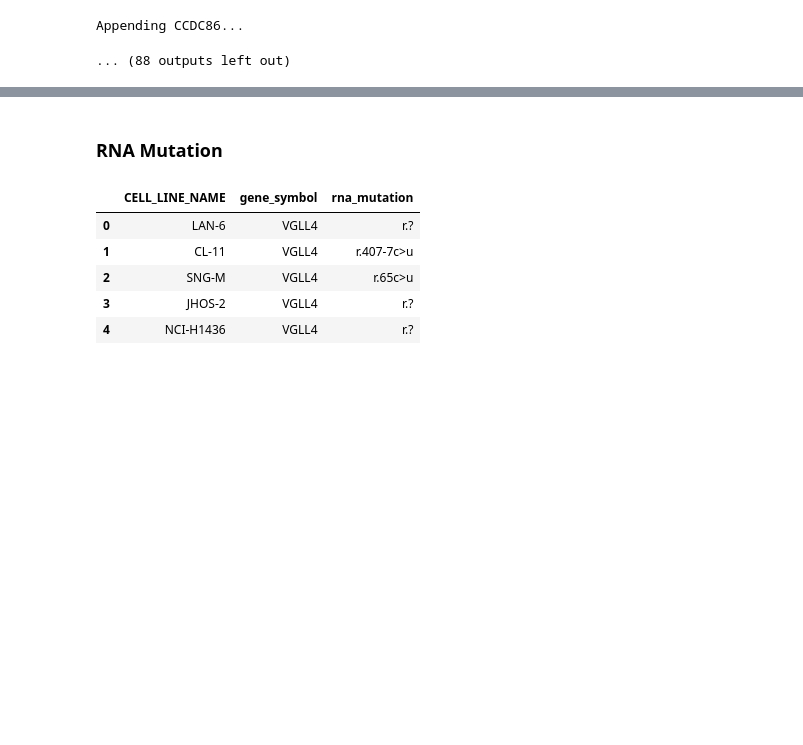
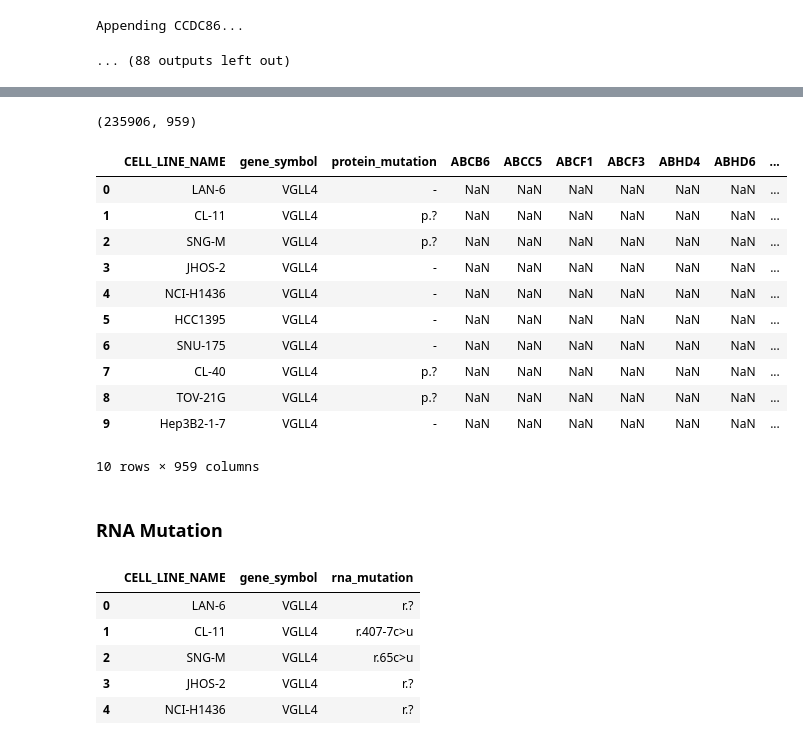
Before and after one commit to PeeteKeesel/gnn-for-drug-response-prediction, a Jupyter notebook: 04_GDSC_map_mutations.ipynb, the cells around one changed output, grey strips where cells are left out. Drawn from its saved outputs; the diff is of its cells as text; code cells hidden in the pictures; blank space fills up the shorter version.

Commit message:
more doc and mutations handling

```diff
--- a/04_GDSC_map_mutations.ipynb
+++ b/04_GDSC_map_mutations.ipynb
@@ -479,0 +466,17 @@ mutations_all_protein.head(20)
+# %%
+print(mutations_all_protein.shape)
+mutations_all_protein.head(10)
+# %% [output]
+(235906, 959)
+|  | CELL_LINE_NAME | gene_symbol | protein_mutation | ABCB6 | ABCC5 | ABCF1 | ABCF3 | ABHD4 | ABHD6 | ... |
+| 0 | LAN-6 | VGLL4 | - | NaN | NaN | NaN | NaN | NaN | NaN | ... |
+| 1 | CL-11 | VGLL4 | p.? | NaN | NaN | NaN | NaN | NaN | NaN | ... |
+| 2 | SNG-M | VGLL4 | p.? | NaN | NaN | NaN | NaN | NaN | NaN | ... |
+| 3 | JHOS-2 | VGLL4 | - | NaN | NaN | NaN | NaN | NaN | NaN | ... |
+| 4 | NCI-H1436 | VGLL4 | - | NaN | NaN | NaN | NaN | NaN | NaN | ... |
+| 5 | HCC1395 | VGLL4 | - | NaN | NaN | NaN | NaN | NaN | NaN | ... |
+| 6 | SNU-175 | VGLL4 | - | NaN | NaN | NaN | NaN | NaN | NaN | ... |
+| 7 | CL-40 | VGLL4 | p.? | NaN | NaN | NaN | NaN | NaN | NaN | ... |
+| 8 | TOV-21G | VGLL4 | p.? | NaN | NaN | NaN | NaN | NaN | NaN | ... |
+| 9 | Hep3B2-1-7 | VGLL4 | - | NaN | NaN | NaN | NaN | NaN | NaN | ... |
+10 rows × 959 columns
```
Also changed, not shown: parts of 4 cells of this notebook, 2 other files.
